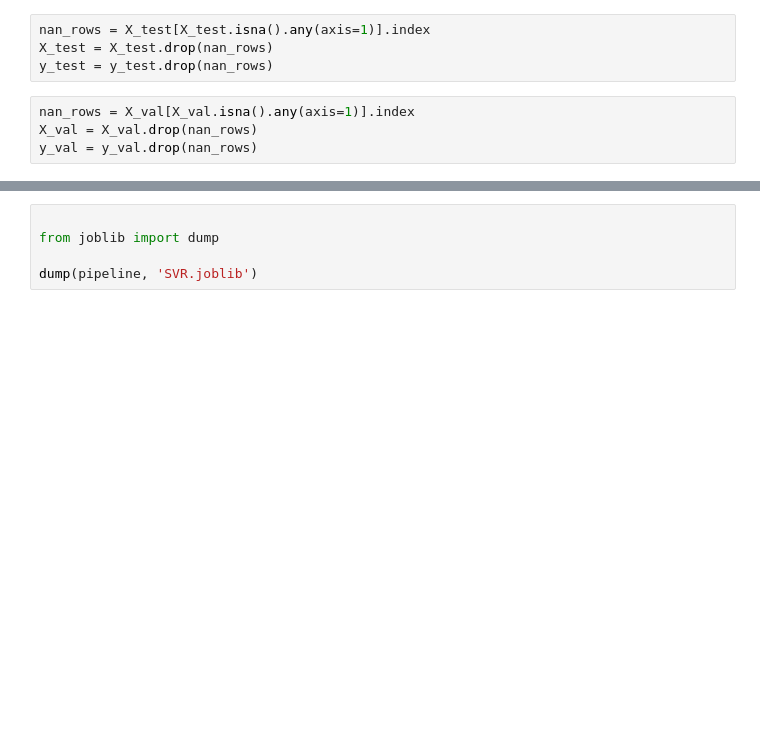
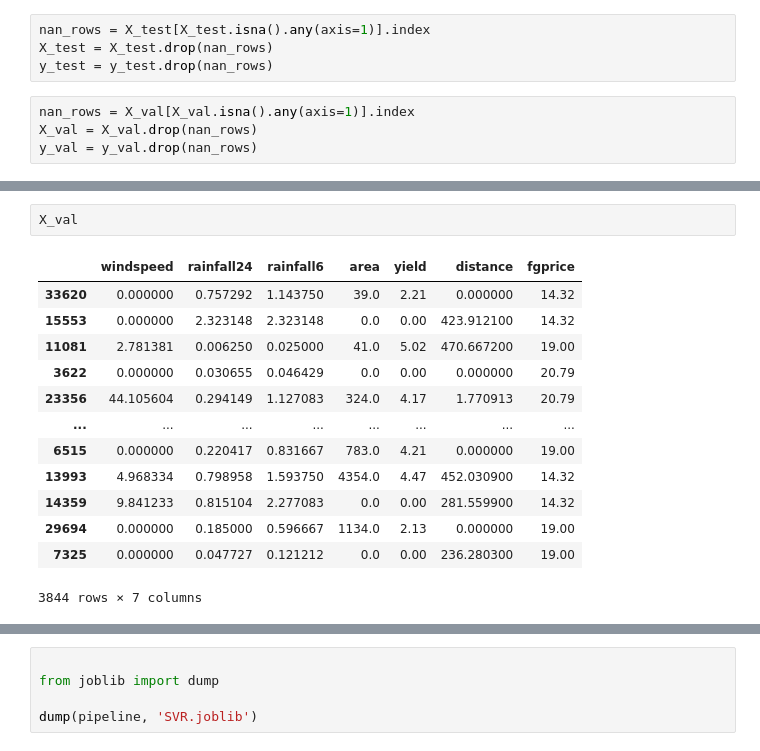
Before and after one commit to geromepenalosa/Typhoonista, a Jupyter notebook: SVR.ipynb, the cells around one changed output, grey strips where cells are left out. Cells and saved outputs as stored; diff of their text form; blank space fills up the shorter version.

```diff
--- a/SVR.ipynb
+++ b/SVR.ipynb
@@ -166,0 +183,16 @@ X_train
+# %%
+X_val
+# %% [output]
+|  | windspeed | rainfall24 | rainfall6 | area | yield | distance | fgprice |
+| 33620 | 0.000000 | 0.757292 | 1.143750 | 39.0 | 2.21 | 0.000000 | 14.32 |
+| 15553 | 0.000000 | 2.323148 | 2.323148 | 0.0 | 0.00 | 423.912100 | 14.32 |
+| 11081 | 2.781381 | 0.006250 | 0.025000 | 41.0 | 5.02 | 470.667200 | 19.00 |
+| 3622 | 0.000000 | 0.030655 | 0.046429 | 0.0 | 0.00 | 0.000000 | 20.79 |
+| 23356 | 44.105604 | 0.294149 | 1.127083 | 324.0 | 4.17 | 1.770913 | 20.79 |
+| ... | ... | ... | ... | ... | ... | ... | ... |
+| 6515 | 0.000000 | 0.220417 | 0.831667 | 783.0 | 4.21 | 0.000000 | 19.00 |
+| 13993 | 4.968334 | 0.798958 | 1.593750 | 4354.0 | 4.47 | 452.030900 | 14.32 |
+| 14359 | 9.841233 | 0.815104 | 2.277083 | 0.0 | 0.00 | 281.559900 | 14.32 |
+| 29694 | 0.000000 | 0.185000 | 0.596667 | 1134.0 | 2.13 | 0.000000 | 19.00 |
+| 7325 | 0.000000 | 0.047727 | 0.121212 | 0.0 | 0.00 | 236.280300 | 19.00 |
+3844 rows × 7 columns
```
Also changed, not shown: parts of 15 cells of this notebook, 7 other files.
